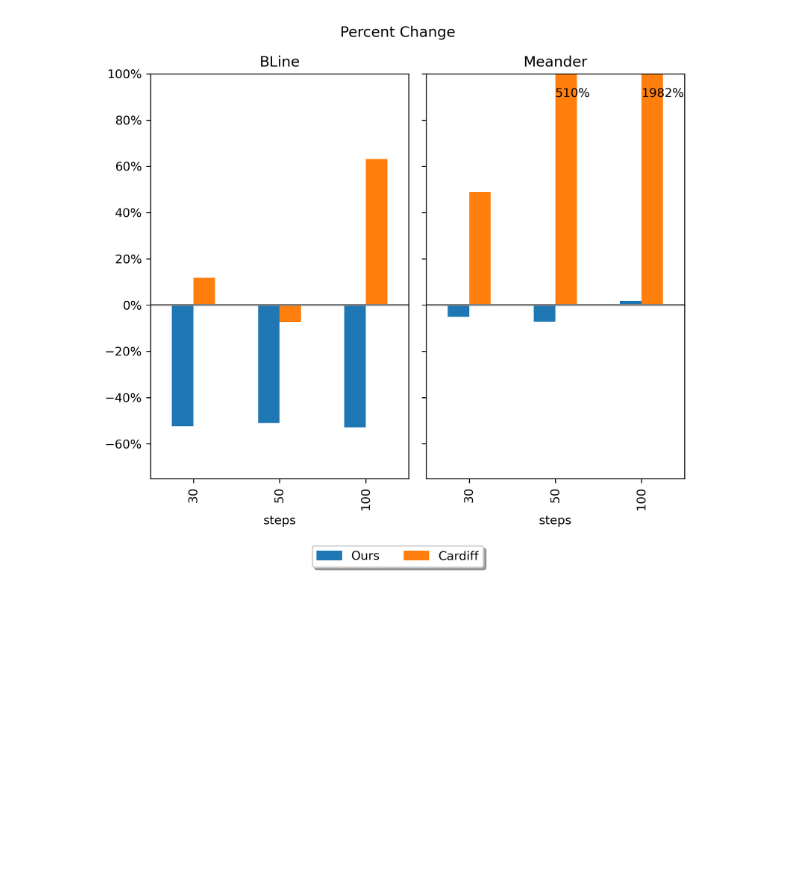
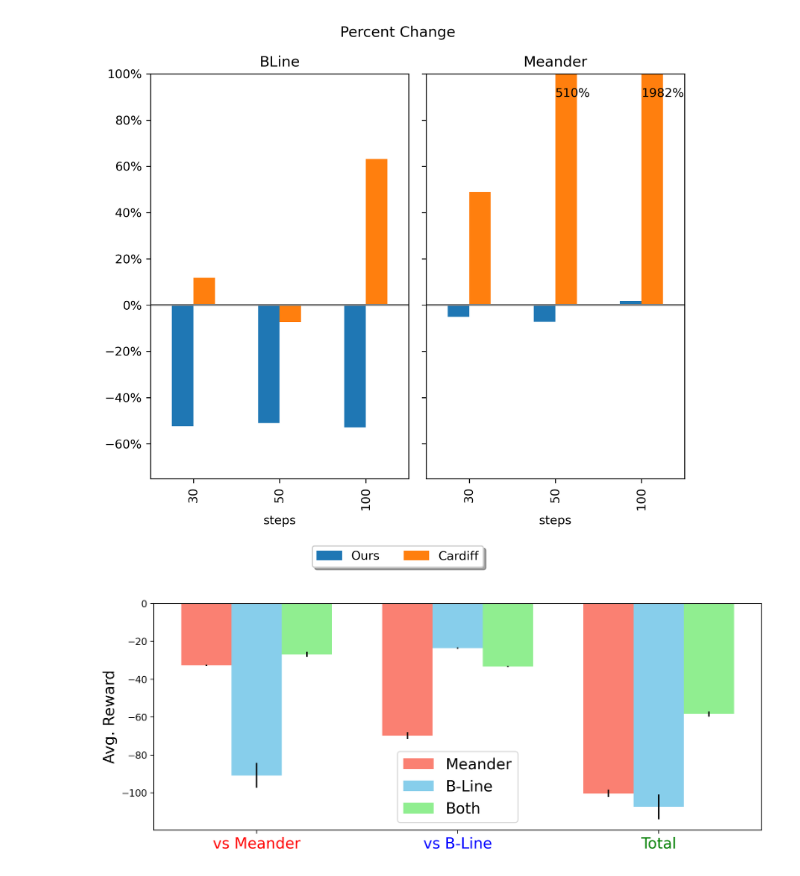
Before and after one commit to cybermonic/ACD-With-GraphRL, a Jupyter notebook: CC2/data-viz/ablation_graphics.ipynb, the cells around one changed output. Saved outputs shown, nothing was run; the diff lists cells and outputs as text; code cells hidden in the pictures; blank space fills up the shorter version.

```diff
--- a/CC2/data-viz/ablation_graphics.ipynb
+++ b/CC2/data-viz/ablation_graphics.ipynb
@@ -90,3 +90,88 @@ plt.tight_layout()
 plt.show()
 # %% [output]
 [figure]
+# %%
+import pandas as pd
+import numpy as np
+from math import sqrt
+
+keys = ['agent', 'steps', 'reward', 'stderr']
+
+bline = '''B_lineAgent,30,-3.6900000000000004,1.8006452266682706
+RedMeanderAgent,30,-9.84,3.3940530284006996
+B_lineAgent,50,-6.297999999999996,1.9395396725548388
+RedMeanderAgent,50,-23.601000000000006,5.600423775451858
+B_lineAgent,100,-13.57099999999998,2.9727481079182176
+RedMeanderAgent,100,-57.381,65.12574580507057'''
+
+meander = '''B_lineAgent,30,-10.450999999999999,2.2160796670943697
+RedMeanderAgent,30,-6.412,1.6560437216694515
+B_lineAgent,50,-16.926,3.7256853481113152
+RedMeanderAgent,50,-9.646,1.8522397034919424
+B_lineAgent,100,-42.387000000000015,17.063338069106113
+RedMeanderAgent,100,-16.641,3.181578764441238'''
+
+mapping = {'B_lineAgent': "B-Line", 'RedMeanderAgent': "Meander"}
+
+def to_tuple(s):
+    rows = s.split('\n')
+    m,b,merr,berr = [0,0,0,0]
+    for r in rows:
+        cols = r.split(',')
+        if cols[0].startswith('R'):
+            m += float(cols[2])
+            merr += (float(cols[3])/10)**2
+        else:
+            b += float(cols[2])
+            berr += (float(cols[3])/10)**2
+
+    return m,b,sqrt(merr),sqrt(berr)
+
+def mag(x):
+    sq_sum = sum(x_i ** 2 for x_i in x)
+    return sqrt(sq_sum)
+
+bl = to_tuple(bline)
+me = to_tuple(meander)
+full = sum([-4.39, -7.68, -14.80 ]), sum([-6.99, -9.80, -16.48]), 1.338541265, 0.3590900944
+
+# Organize into groups
+vs_me = [me[0], bl[0], full[0]]
+vs_bl = [me[1], bl[1], full[1]]
+vs_both = [sum(me), sum(bl), sum(full)]
+data = np.array([vs_me, vs_bl, vs_both])  # shape = (3 groups, 3 bars each)
+
+vs_me_err = [me[2],bl[2],full[2]]
+vs_bl_err = [me[3],bl[3],full[3]]
+vs_both_err = [mag(me[2:]), mag(bl[2:]), mag(full[2:])]
+errors = np.array([vs_me_err, vs_bl_err, vs_both_err])
+
+
+labels = ['vs Meander', 'vs B-Line', 'Total']        # group labels
+categories = ['Meander', 'B-Line', 'Both']
+colors = ['salmon', 'skyblue', 'lightgreen']
+
+x = np.arange(len(labels))      # positions for groups
+width = 0.25                    # bar width
+
+plt.figure(figsize=(10, 4), dpi=200)
+
+# Plot each category
+for i in range(data.shape[1]):  # loop over bf/me/full
+    plt.bar(x + (i-1)*width, data[:, i], width,
+            label=categories[i], color=colors[i],
+            yerr=errors[:, i],)
+
+# Formatting
+plt.xticks(x, labels, size=16)
+plt.ylabel("Avg. Reward", size=16)
+plt.legend(fontsize=16)
+
+xtick_colors = ['Red', 'Blue', 'green']  # match bf, me, full
+for ticklabel, color in zip(plt.gca().get_xticklabels(), xtick_colors):
+    ticklabel.set_color(color)
+
+plt.tight_layout()
+plt.show()
+# %% [output]
+[figure, added]
```
Also changed, not shown: 17 other files.
